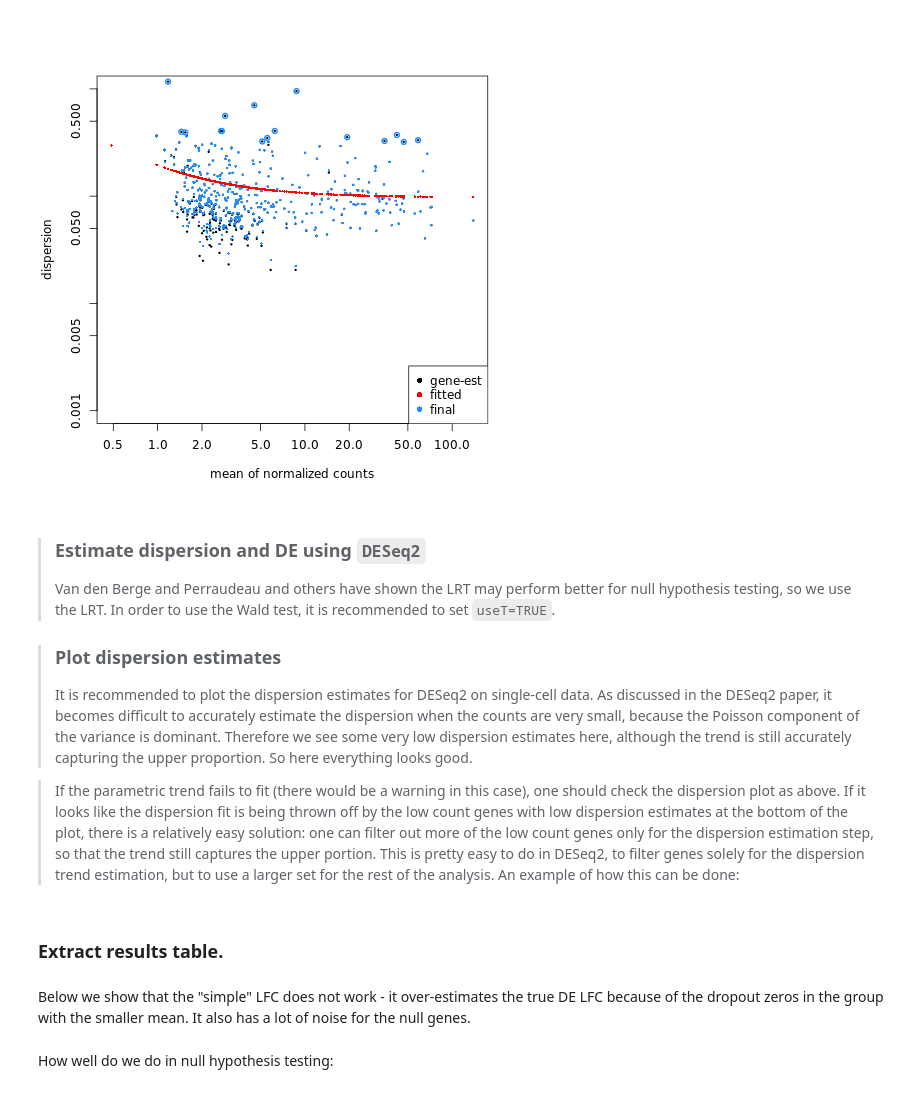
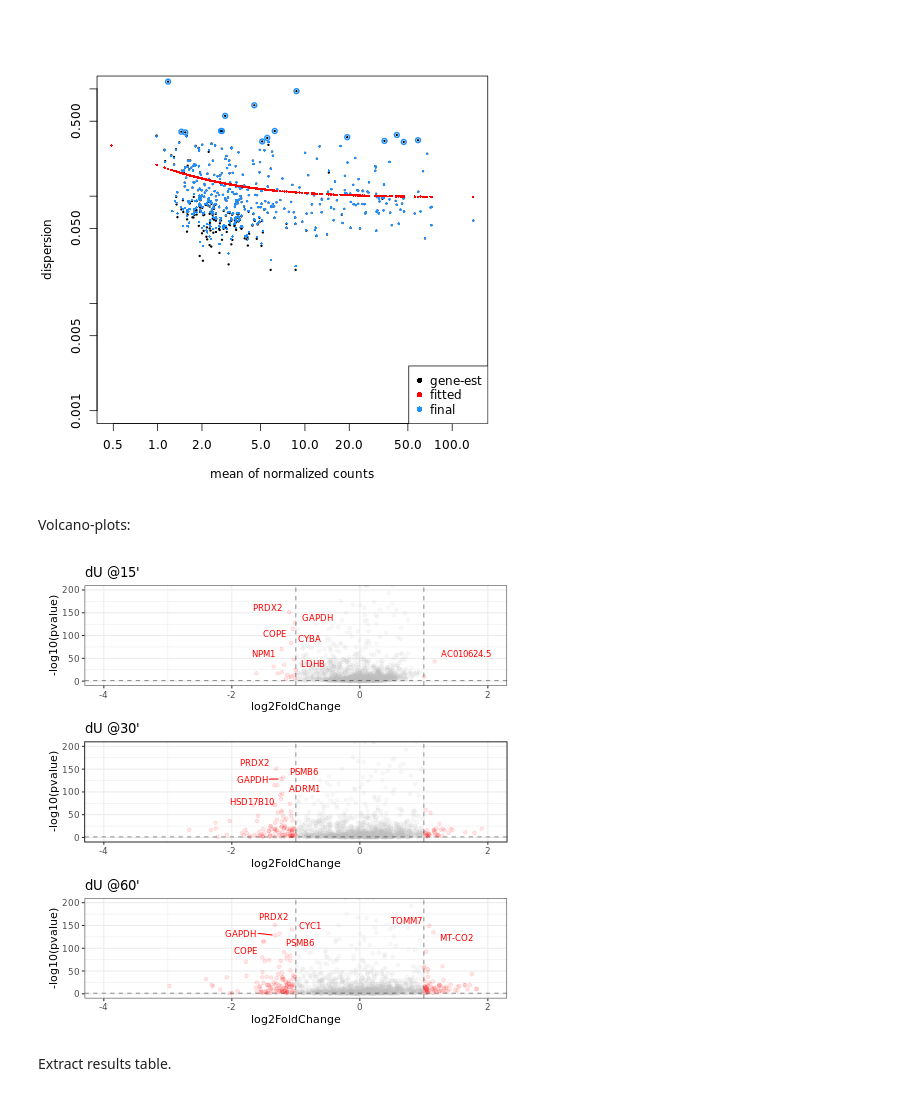
Before and after one commit to abearab/sc-haircut-net, a Jupyter notebook: differential-analysis.ipynb, the cells around one changed output. Cells and saved outputs as stored; diff of their text form; code cells hidden in the pictures.

```diff
--- a/differential-analysis.ipynb
+++ b/differential-analysis.ipynb
@@ -290,9 +311,17 @@ plotDisp(dds_dU)
 [figure]
 # %%
 %%R
-dds_dU <- readRDS('dds_dU.rds')
+dds_dU <- readRDS('deseq/dds_dU.rds')
 # %%
-%%R
-dU_15 <- results(dds_dU, contrast=list("dU_True_vs_False"), parallel=TRUE,independentFiltering=FALSE)  %>% data.frame
-dU_30 <- results(dds_dU, contrast=list("dU_True_vs_False", "dUTrue.time30",independentFiltering=FALSE), parallel=TRUE)  %>% data.frame
-dU_60 <- results(dds_dU, contrast=list("dU_True_vs_False", "dUTrue.time60",independentFiltering=FALSE), parallel=TRUE)  %>% data.frame
+%%R -o dU_15,dU_30,dU_60
+dU_15 <- results(dds_dU, contrast=list("dU_True_vs_False"), independentFiltering=FALSE)  %>%
+    data.frame %>%
+    relocate(log2FoldChange)
+
+dU_30 <- results(dds_dU, contrast=list("dU_True_vs_False", "dUTrue.time30"), independentFiltering=FALSE)  %>%
+    data.frame %>%
+    relocate(log2FoldChange)
+
+dU_60 <- results(dds_dU, contrast=list("dU_True_vs_False", "dUTrue.time60"), independentFiltering=FALSE)  %>%
+    data.frame %>%
+    relocate(log2FoldChange)
@@ -304,11 +328,13 @@ write.csv(dU_60,'deseq/delta_dU_60.csv',row.names = TRUE, col.names = TRUE)
-# %% [markdown]
-> ### Estimate dispersion and DE using `DESeq2`
-> Van den Berge and Perraudeau and others have shown the LRT may perform better for null hypothesis testing, so we use the LRT. In order to use the Wald test, it is recommended to set `useT=TRUE`.
-
-> ### Plot dispersion estimates
-> It is recommended to plot the dispersion estimates for DESeq2 on single-cell data. As discussed in the DESeq2 paper, it becomes difficult to accurately estimate the dispersion when the counts are very small, because the Poisson component of the variance is dominant. Therefore we see some very low dispersion estimates here, although the trend is still accurately capturing the upper proportion. So here everything looks good.
-
-
-> If the parametric trend fails to fit (there would be a warning in this case), one should check the dispersion plot as above. If it looks like the dispersion fit is being thrown off by the low count genes with low dispersion estimates at the bottom of the plot, there is a relatively easy solution: one can filter out more of the low count genes only for the dispersion estimation step, so that the trend still captures the upper portion. This is pretty easy to do in DESeq2, to filter genes solely for the dispersion trend estimation, but to use a larger set for the rest of the analysis. An example of how this can be done:
+# %% [markdown]
+Volcano-plots:
+# %%
+%%R
+pp15 <- plot_Volcano(dU_15,y_max=200,x_min = -4, x_max = 2,title='dU @15\'')
+pp30 <- plot_Volcano(dU_30,y_max=200,x_min = -4, x_max = 2,title='dU @30\'')
+pp60 <- plot_Volcano(dU_60,y_max=200,x_min = -4, x_max = 2,title='dU @60\'')
+
+pp15 / pp30 / pp60
+# %% [output]
+[figure, added]
 # %% [markdown]
-### Extract results table.
+Extract results table.
@@ -318,2 +340,0 @@ plot(mcols(dds)$log2FC, res$log2FoldChange, ylim=c(-4,4)); abline(0,1,col="red")
-# %% [markdown]
-Below we show that the "simple" LFC does not work - it over-estimates the true DE LFC because of the dropout zeros in the group with the smaller mean. It also has a lot of noise for the null genes.
@@ -326,2 +340,0 @@ Below we show that the "simple" LFC does not work - it over-estimates the true D
-# %% [markdown]
-How well do we do in null hypothesis testing:
```
Also changed, not shown: parts of 27 cells of this notebook, 6 other files.
